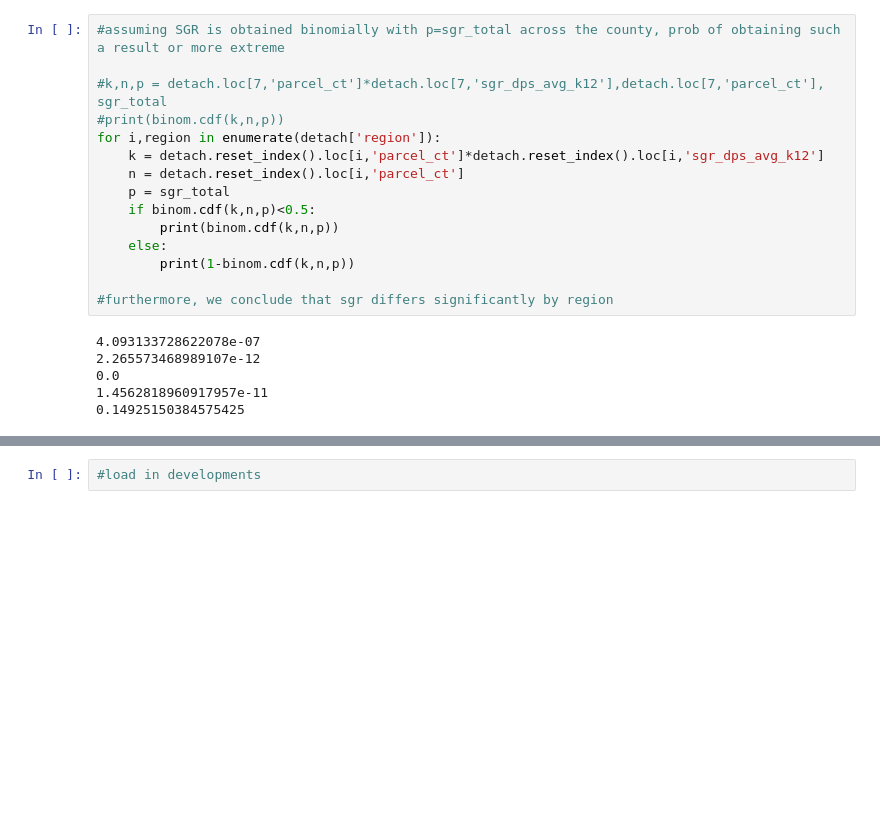
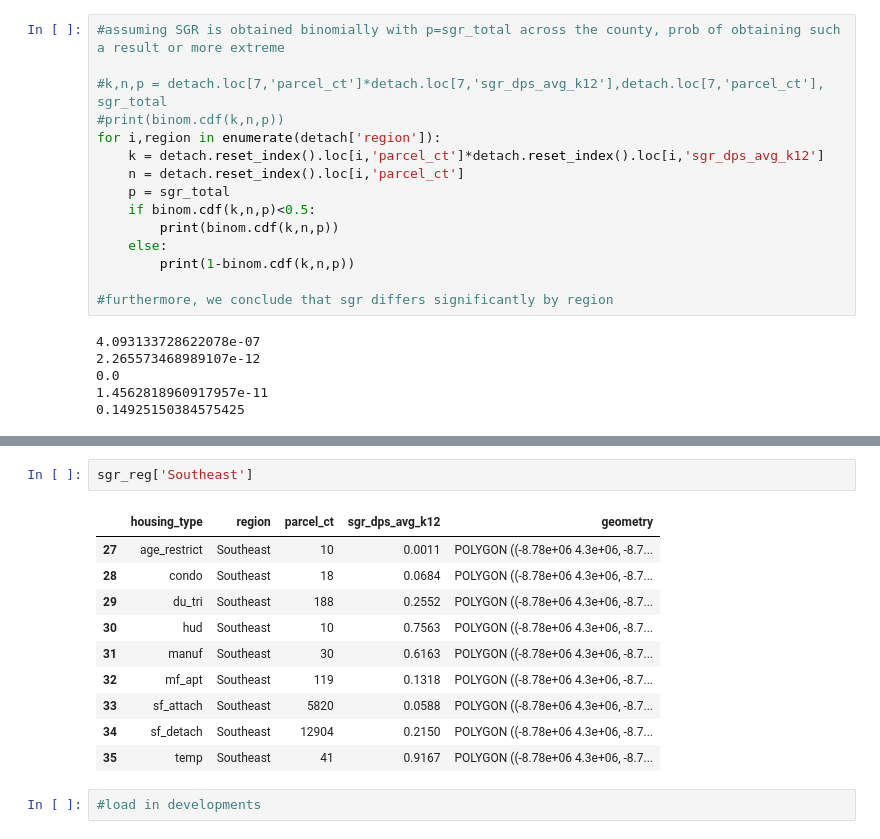
Before and after one commit to olublin/DPS-Planning, a Jupyter notebook: sgr_dev.ipynb, the cells around one changed output, grey strips where cells are left out. Drawn from its saved outputs; the diff is of its cells as text; blank space fills up the shorter version.

```diff
--- a/sgr_dev.ipynb
+++ b/sgr_dev.ipynb
@@ -108,2 +131,15 @@ for i,region in enumerate(detach['region']):
+# %%
+sgr_reg['Southeast']
+# %% [output]
+|  | housing_type | region | parcel_ct | sgr_dps_avg_k12 | geometry |
+| 27 | age_restrict | Southeast | 10 | 0.0011 | POLYGON ((-8.78e+06 4.3e+06, -8.7... |
+| 28 | condo | Southeast | 18 | 0.0684 | POLYGON ((-8.78e+06 4.3e+06, -8.7... |
+| 29 | du_tri | Southeast | 188 | 0.2552 | POLYGON ((-8.78e+06 4.3e+06, -8.7... |
+| 30 | hud | Southeast | 10 | 0.7563 | POLYGON ((-8.78e+06 4.3e+06, -8.7... |
+| 31 | manuf | Southeast | 30 | 0.6163 | POLYGON ((-8.78e+06 4.3e+06, -8.7... |
+| 32 | mf_apt | Southeast | 119 | 0.1318 | POLYGON ((-8.78e+06 4.3e+06, -8.7... |
+| 33 | sf_attach | Southeast | 5820 | 0.0588 | POLYGON ((-8.78e+06 4.3e+06, -8.7... |
+| 34 | sf_detach | Southeast | 12904 | 0.2150 | POLYGON ((-8.78e+06 4.3e+06, -8.7... |
+| 35 | temp | Southeast | 41 | 0.9167 | POLYGON ((-8.78e+06 4.3e+06, -8.7... |
 # %%
 #load in developments
```
Also changed, not shown: parts of 2 cells of this notebook.
